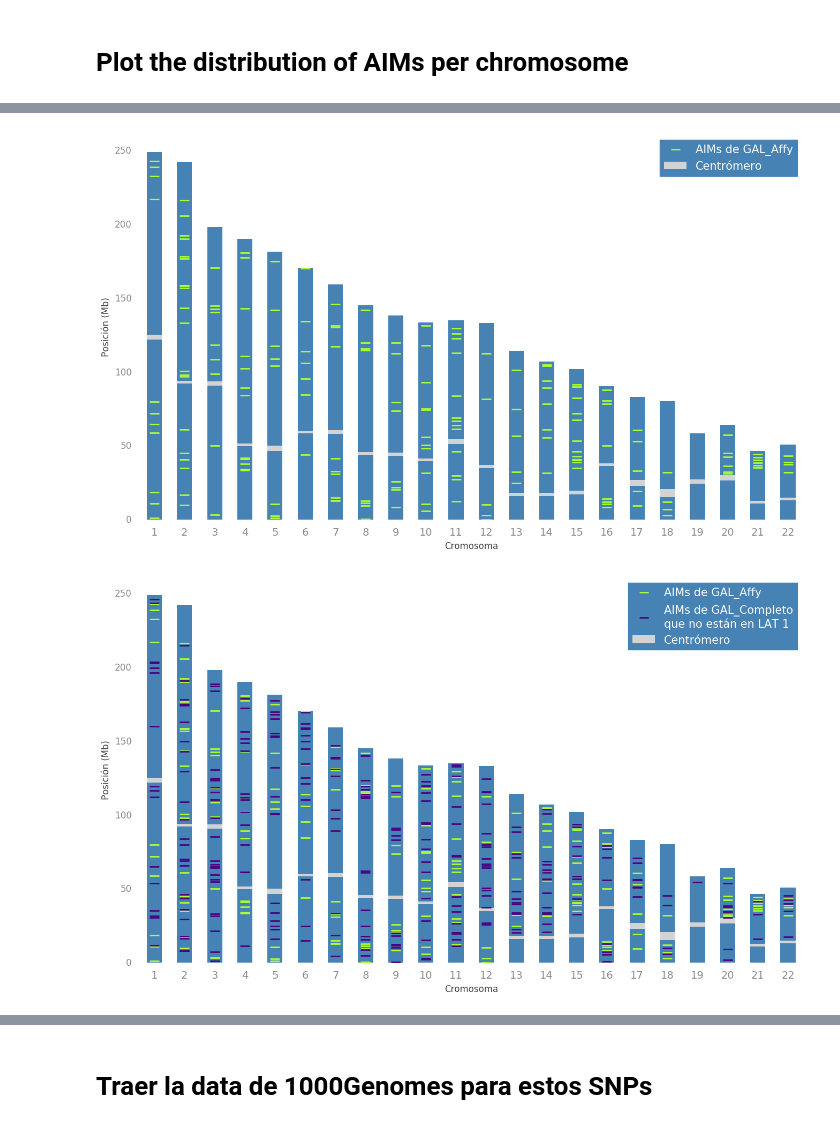
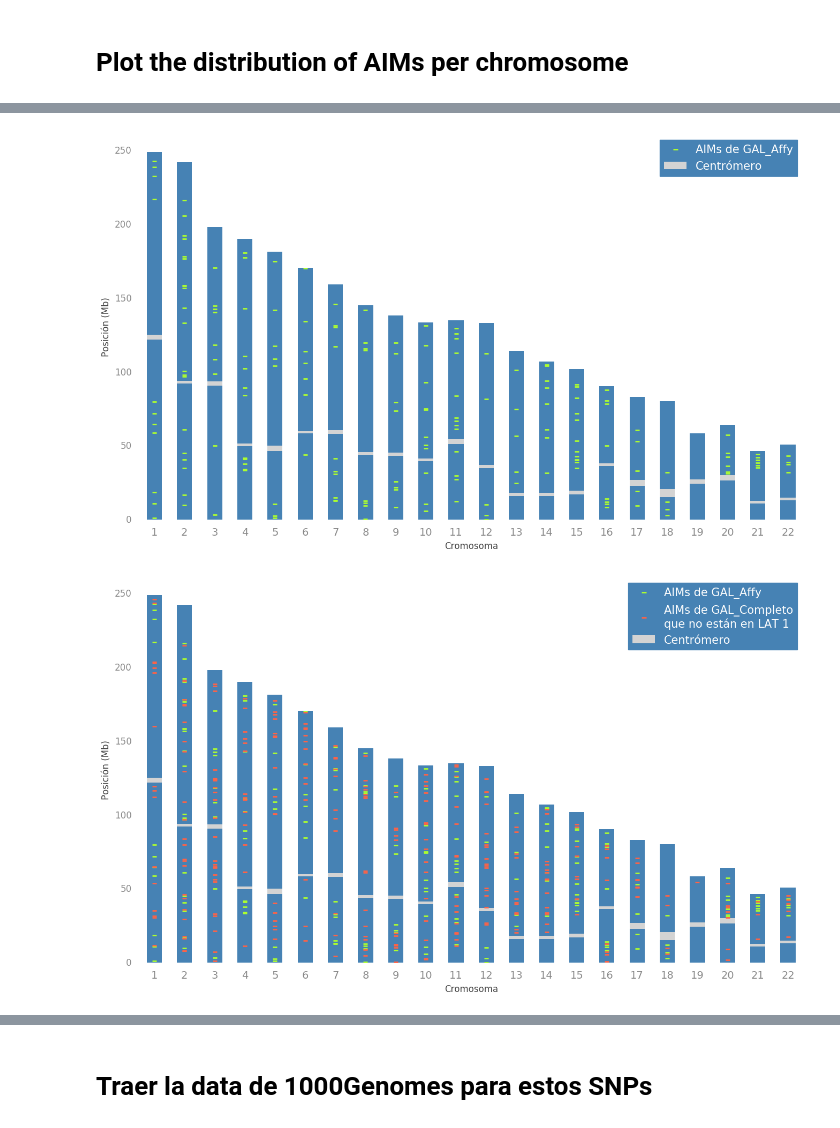
Before and after one commit to jmberros/tesina, a Jupyter notebook: Galanter_AIMs_Analysis.ipynb, the cells around one changed output, grey strips where cells are left out. Cells and saved outputs as stored; diff of their text form; code cells hidden in the pictures.

```diff
--- a/Galanter_AIMs_Analysis.ipynb
+++ b/Galanter_AIMs_Analysis.ipynb
@@ -374,69 +379,70 @@ for factor in ["1", "10", "100"]:
 
 from collections import OrderedDict
 
+markersize = 40
 
 plot_settings = [
     # GAL_Completo
     OrderedDict([
         ('AIMs de GAL_Completo',
          {'df': galanter,
-          'marker': '_', 'color': 'greenyellow', 's': 150}),
+          'marker': '_', 'color': 'greenyellow', 's': markersize}),
     ]),
 
     # GAL_Affy
     OrderedDict([
         ('AIMs de GAL_Affy',
          {'df': present,
-          'marker': '_', 'color': 'greenyellow', 's': 150}),
+          'marker': '_', 'color': 'greenyellow', 's': markersize}),
     ]),
 
     # GAL_Completo vs. GAL_Affy
     OrderedDict([
         ('AIMs de GAL_Affy',
          {'df': present,
-          'marker': '_', 'color': 'greenyellow', 's': 150}),
+          'marker': '_', 'color': 'greenyellow', 's': markersize}),
         ('AIMs de GAL_Completo\nque no están en LAT 1',
          {'df': missing,
-          'marker': '_', 'color': 'indigo', 's': 150}),
+          'marker': '_', 'color': 'tomato', 's': markersize}),
     ]),
 
     # GAL_Affy different ancestries
     OrderedDict([
         ('GAL_Affy - AFR',
          {'df': present[present.population == "AFR"],
-          'marker': '_', 'color': 'greenyellow', 's': 150}),
+          'marker': '_', 'color': 'greenyellow', 's': markersize}),
 
         ('GAL_Affy - EUR',
          {'df': present[present.population == "EUR"],
-          'marker': '_', 'color': 'cyan', 's': 150}),
+          'marker': '_', 'color': 'cyan', 's': markersize}),
 
         ('GAL_Affy - NAM',
          {'df': present[present.population == "NAM"],
-          'marker': '_', 'color': 'pink', 's': 150}),
+          'marker': '_', 'color': 'pink', 's': markersize}),
     ]),
 
     # Control Panel x 1
     OrderedDict([
         ('Control Panel x 1',
          {'df': control_positions["1"],
-          'marker': '_', 'color': 'greenyellow', 's': 10}),
+          'marker': '_', 'color': 'greenyellow', 's': markersize}),
     ]),
 
     # Control Panel x 10
     OrderedDict([
         ('Control Panel x 10',
          {'df': control_positions["10"],
-          'marker': '_', 'color': 'greenyellow', 's': 10}),
+          'marker': '_', 'color': 'greenyellow', 's': markersize}),
     ]),
 ]
 
 for plot_data in plot_settings:
     chromosomes_with_SNPs_plot(genome, plot_data)
     plt.show()
 # %% [output]
 [figure]
 [figure]
-[figure, old version]
+[figure, new version]
 [figure]
 [figure]
 [figure]
```
Also changed, not shown: parts of 17 cells of this notebook, 2 other files.
